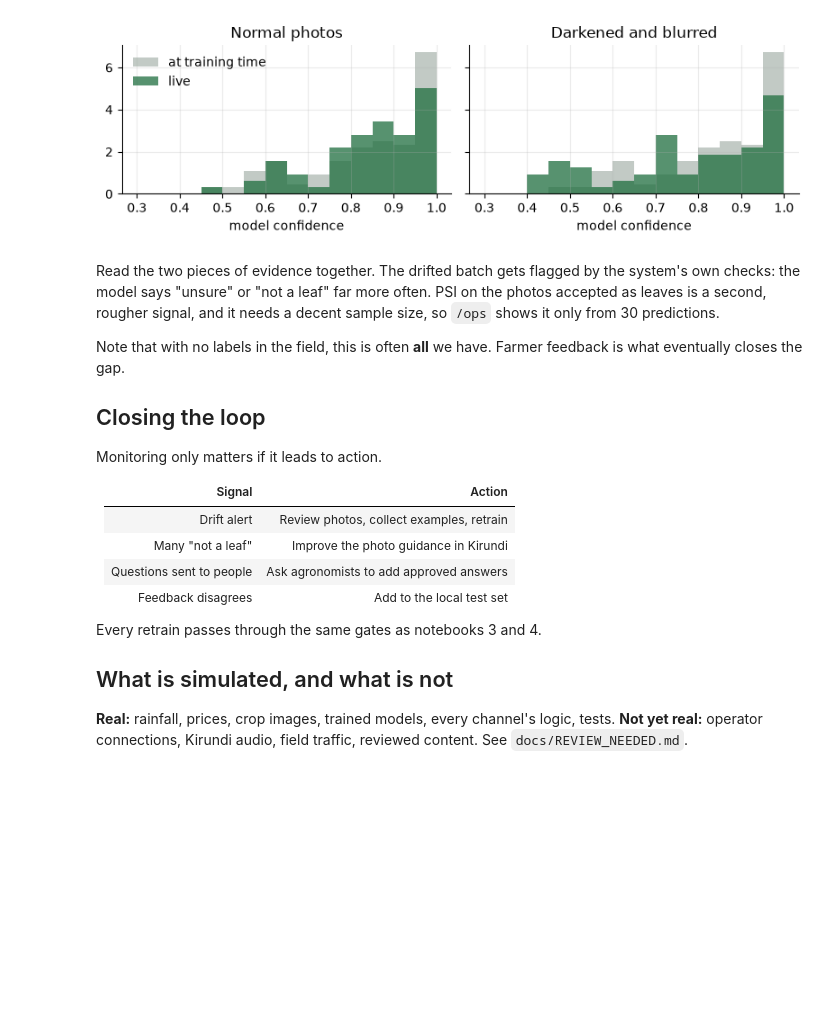
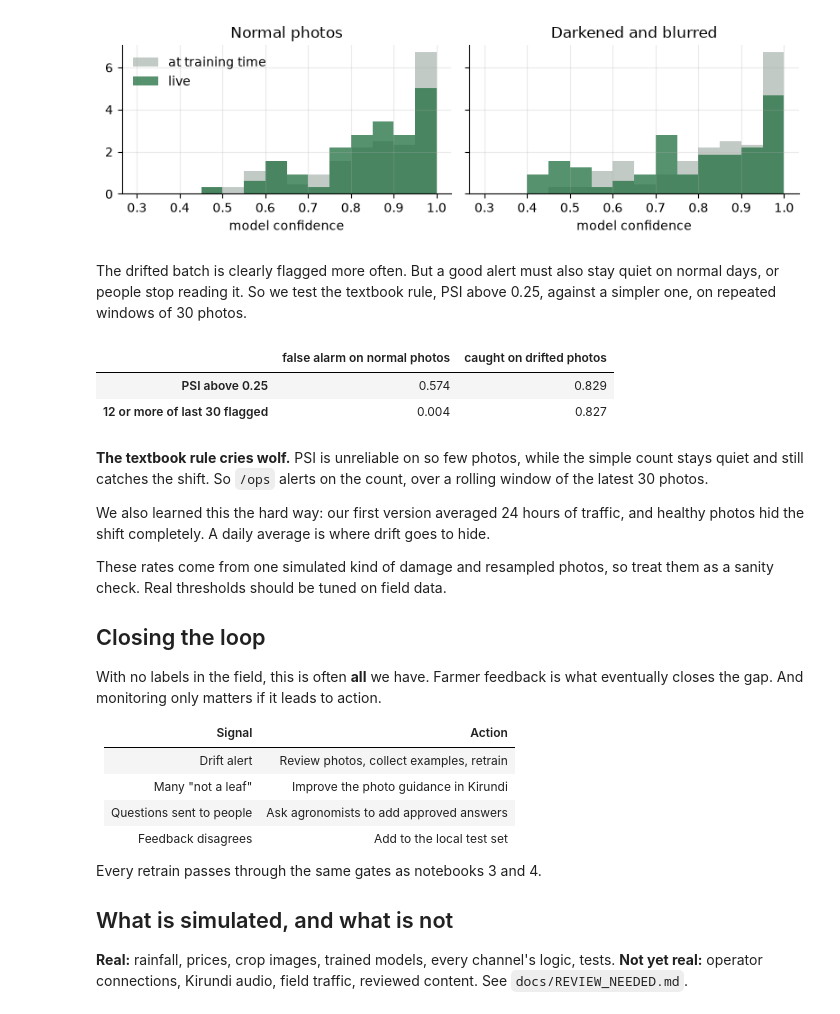
Before and after one commit to Desmondonam/Imbuto_AI, a Jupyter notebook: notebooks/06_interface_deploy_monitor.ipynb, the cells around one changed output. Drawn from its saved outputs; the diff is of its cells as text; code cells hidden in the pictures; blank space fills up the shorter version.

```diff
--- a/notebooks/06_interface_deploy_monitor.ipynb
+++ b/notebooks/06_interface_deploy_monitor.ipynb
@@ -167,14 +167,32 @@ for ax, ds, title in zip(axes, (normal, drifted), ("Normal photos", "Darkened an
 axes[0].legend(frameon=False); plt.tight_layout(); plt.show()
 # %% [output]
 [figure]
+# %% [markdown]
+The drifted batch is clearly flagged more often. But a good alert must also stay quiet on normal days, or people stop reading it. So we test the textbook rule, PSI above 0.25, against a simpler one, on repeated windows of 30 photos.
+# %%
+rng = np.random.default_rng(0)
+def rates(ds, n=30, draws=4000):
+    flagged = np.array([d.outcome != "confident" for d in ds]); conf = np.array([d.confidence for d in ds])
+    picks = [rng.integers(0, len(ds), n) for _ in range(draws)]
+    return np.array([flagged[i].sum() for i in picks]), np.array([psi(reference, conf[i].tolist()) for i in picks])
+normal_flags, normal_psi = rates(normal); drifted_flags, drifted_psi = rates(drifted)
+pd.DataFrame({"false alarm on normal photos": [(normal_psi > .25).mean(), (normal_flags >= 12).mean()],
+              "caught on drifted photos": [(drifted_psi > .25).mean(), (drifted_flags >= 12).mean()]},
+             index=["PSI above 0.25", "12 or more of last 30 flagged"]).round(3)
+# %% [output]
+|  | false alarm on normal photos | caught on drifted photos |
+| PSI above 0.25 | 0.574 | 0.829 |
+| 12 or more of last 30 flagged | 0.004 | 0.827 |
 # %% [markdown]
-Read the two pieces of evidence together. The drifted batch gets flagged by the system's own checks: the model says "unsure" or "not a leaf" far more often. PSI on the photos accepted as leaves is a second, rougher signal, and it needs a decent sample size, so `/ops` shows it only from 30 predictions.
+**The textbook rule cries wolf.** PSI is unreliable on so few photos, while the simple count stays quiet and still catches the shift. So `/ops` alerts on the count, over a rolling window of the latest 30 photos.
 
-Note that with no labels in the field, this is often **all** we have. Farmer feedback is what eventually closes the gap.
+We also learned this the hard way: our first version averaged 24 hours of traffic, and healthy photos hid the shift completely. A daily average is where drift goes to hide.
+
+These rates come from one simulated kind of damage and resampled photos, so treat them as a sanity check. Real thresholds should be tuned on field data.
 
 ## Closing the loop
 
-Monitoring only matters if it leads to action.
+With no labels in the field, this is often **all** we have. Farmer feedback is what eventually closes the gap. And monitoring only matters if it leads to action.
 
 | Signal | Action |
 | --- | --- |
```
Also changed, not shown: parts of 1 cell of this notebook, 7 other files.
